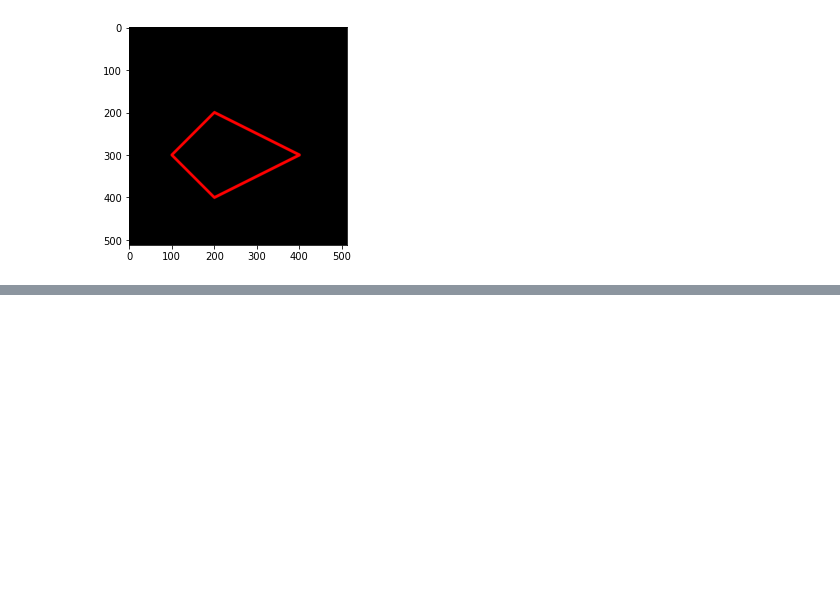
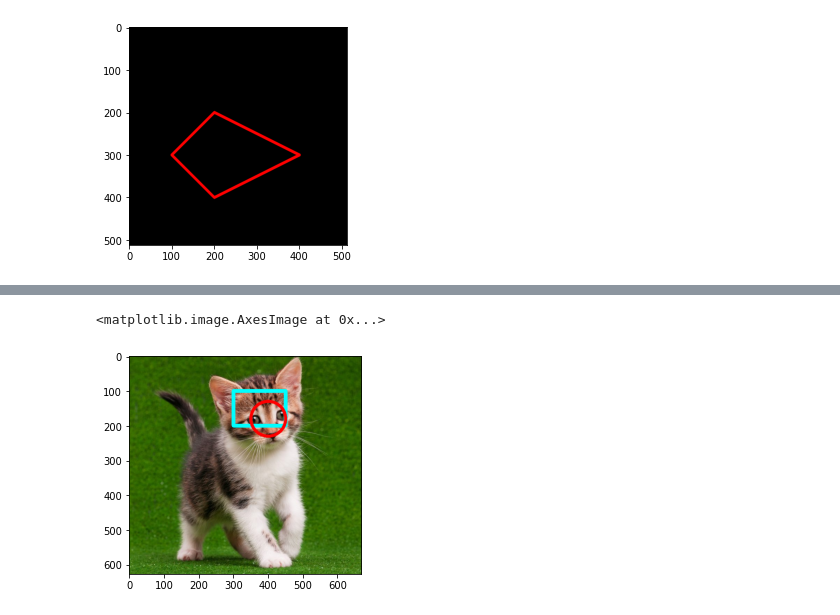
Before and after one commit to almirars/PCVK_ALMIRA, a Jupyter notebook: Week2.ipynb, the cells around one changed output, grey strips where cells are left out. Drawn from its saved outputs; the diff is of its cells as text; code cells hidden in the pictures; blank space fills up the shorter version.

```diff
--- a/Week2.ipynb
+++ b/Week2.ipynb
@@ -140,0 +163,10 @@ plt.imshow(black_img2)
+# %%
+# Kitten Persegi Circle
+imgkitten = cv.imread('/content/drive/MyDrive/PCVK/Image/kitten01.jpg')
+imgkitten = cv.cvtColor(imgkitten, cv.COLOR_BGR2RGB)
+cv.rectangle(imgkitten, pt1 = (300,100), pt2 = (450, 200), color = (0,255,255), thickness = 9)
+cv.circle(imgkitten, center = (400,180), radius = 50, color = (255,0,0), thickness = 8)
+plt.imshow(imgkitten)
+# %% [output]
+<matplotlib.image.AxesImage at 0x...>
+[figure, added]
```
Also changed, not shown: parts of 3 cells of this notebook.
